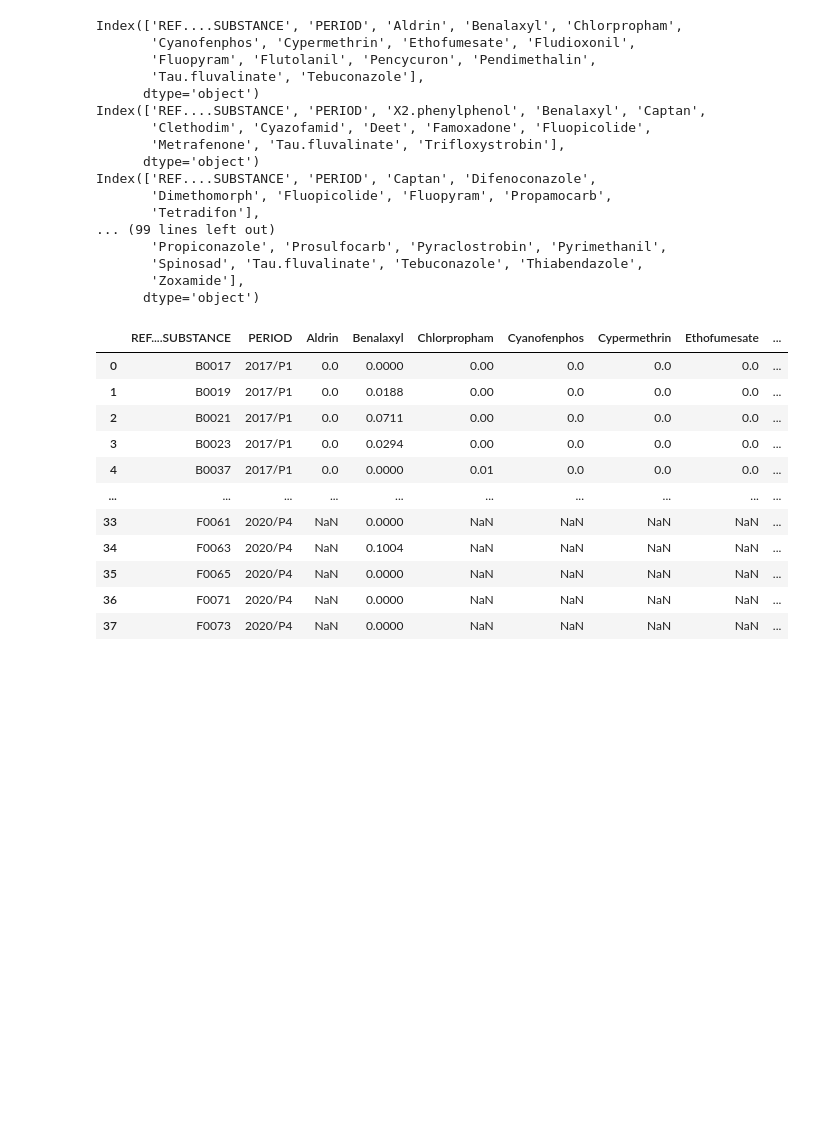
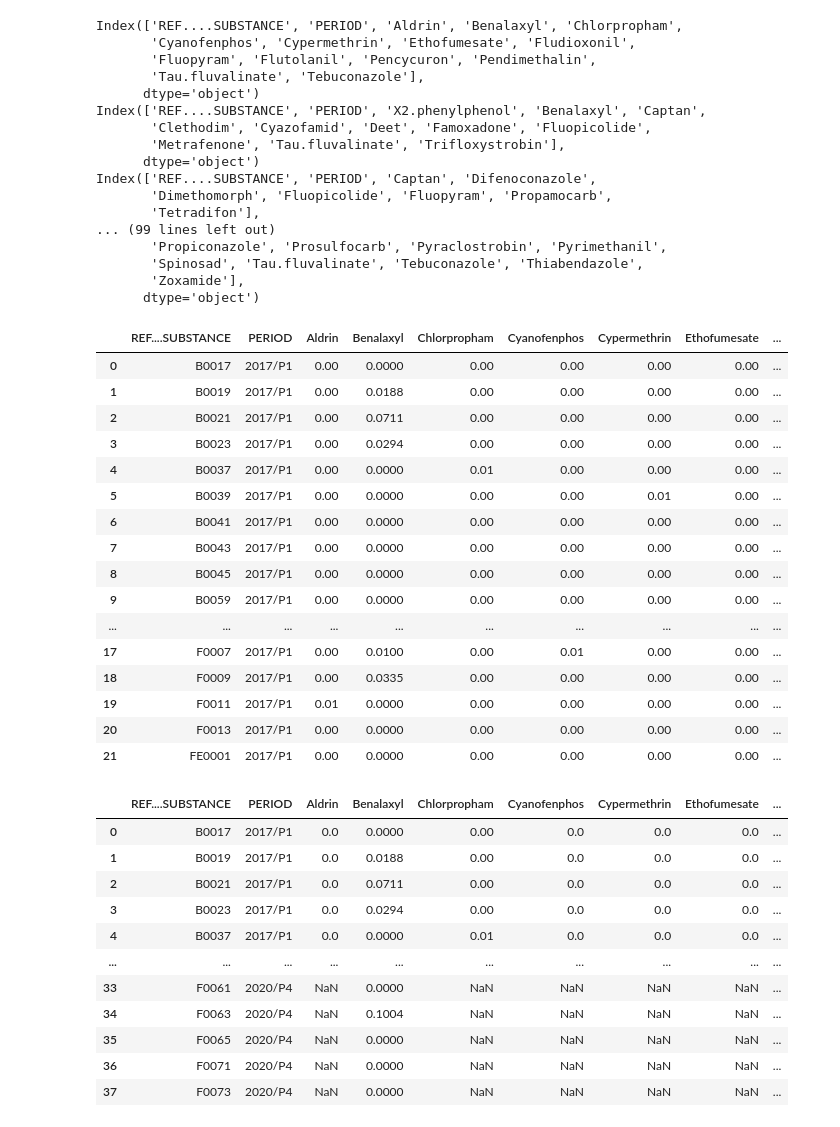
Before and after one commit to Nooreyni/Beeodiversity, a Jupyter notebook: pesticides.ipynb, the cells around one changed output. Saved outputs shown, nothing was run; the diff lists cells and outputs as text; code cells hidden in the pictures; blank space fills up the shorter version.

```diff
--- a/pesticides.ipynb
+++ b/pesticides.ipynb
@@ -54,6 +54,26 @@ Index(['REF....SUBSTANCE', 'PERIOD', 'Captan', 'Difenoconazole',
        'Spinosad', 'Tau.fluvalinate', 'Tebuconazole', 'Thiabendazole',
        'Zoxamide'],
       dtype='object')
+# %%
+p1
+# %% [output]
+|  | REF....SUBSTANCE | PERIOD | Aldrin | Benalaxyl | Chlorpropham | Cyanofenphos | Cypermethrin | Ethofumesate | ... |
+| 0 | B0017 | 2017/P1 | 0.00 | 0.0000 | 0.00 | 0.00 | 0.00 | 0.00 | ... |
+| 1 | B0019 | 2017/P1 | 0.00 | 0.0188 | 0.00 | 0.00 | 0.00 | 0.00 | ... |
+| 2 | B0021 | 2017/P1 | 0.00 | 0.0711 | 0.00 | 0.00 | 0.00 | 0.00 | ... |
+| 3 | B0023 | 2017/P1 | 0.00 | 0.0294 | 0.00 | 0.00 | 0.00 | 0.00 | ... |
+| 4 | B0037 | 2017/P1 | 0.00 | 0.0000 | 0.01 | 0.00 | 0.00 | 0.00 | ... |
+| 5 | B0039 | 2017/P1 | 0.00 | 0.0000 | 0.00 | 0.00 | 0.01 | 0.00 | ... |
+| 6 | B0041 | 2017/P1 | 0.00 | 0.0000 | 0.00 | 0.00 | 0.00 | 0.00 | ... |
+| 7 | B0043 | 2017/P1 | 0.00 | 0.0000 | 0.00 | 0.00 | 0.00 | 0.00 | ... |
+| 8 | B0045 | 2017/P1 | 0.00 | 0.0000 | 0.00 | 0.00 | 0.00 | 0.00 | ... |
+| 9 | B0059 | 2017/P1 | 0.00 | 0.0000 | 0.00 | 0.00 | 0.00 | 0.00 | ... |
+| ... | ... | ... | ... | ... | ... | ... | ... | ... | ... |
+| 17 | F0007 | 2017/P1 | 0.00 | 0.0100 | 0.00 | 0.01 | 0.00 | 0.00 | ... |
+| 18 | F0009 | 2017/P1 | 0.00 | 0.0335 | 0.00 | 0.00 | 0.00 | 0.00 | ... |
+| 19 | F0011 | 2017/P1 | 0.01 | 0.0000 | 0.00 | 0.00 | 0.00 | 0.00 | ... |
+| 20 | F0013 | 2017/P1 | 0.00 | 0.0000 | 0.00 | 0.00 | 0.00 | 0.00 | ... |
+| 21 | FE0001 | 2017/P1 | 0.00 | 0.0000 | 0.00 | 0.00 | 0.00 | 0.00 | ... |
 # %%
 # join the hm datasets
 pt = pd.concat([p1, p2, p3, p4, p5, p6, p7, p8, p9, p10, p11, p12, p13, p14, p15, p16], axis=0)
```
Also changed, not shown: parts of 25 cells of this notebook.
